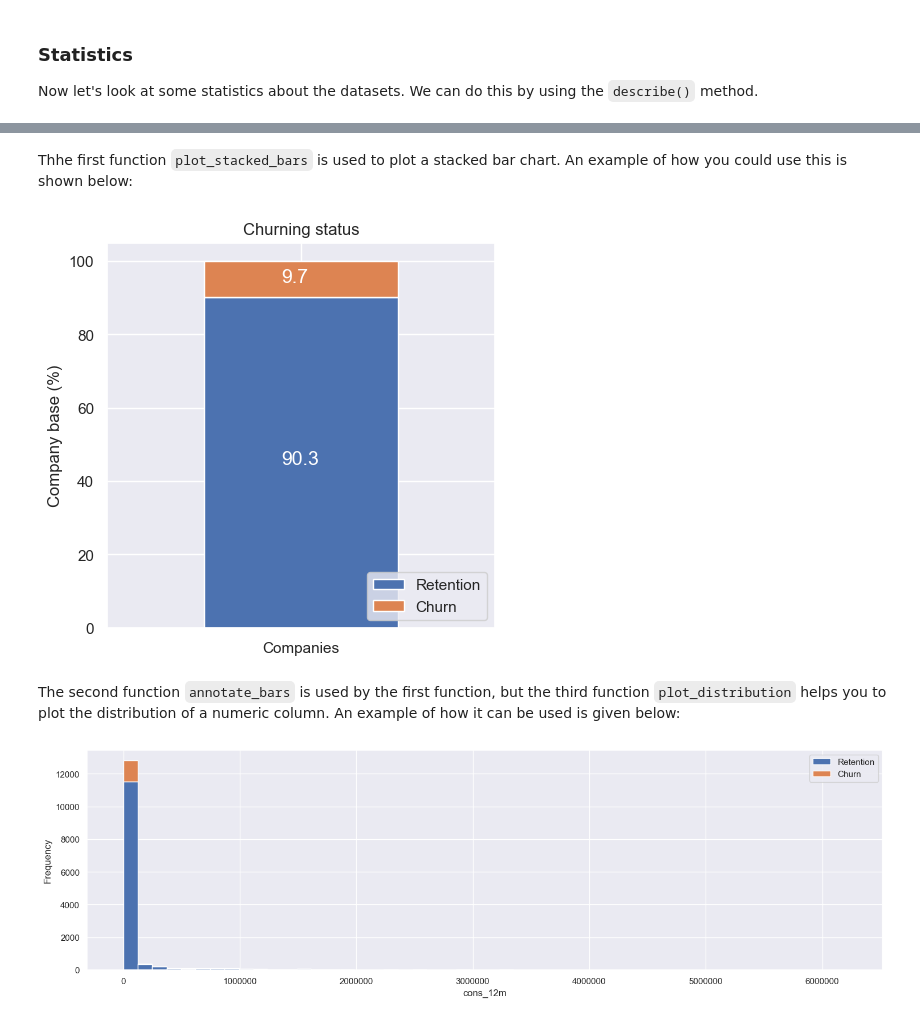
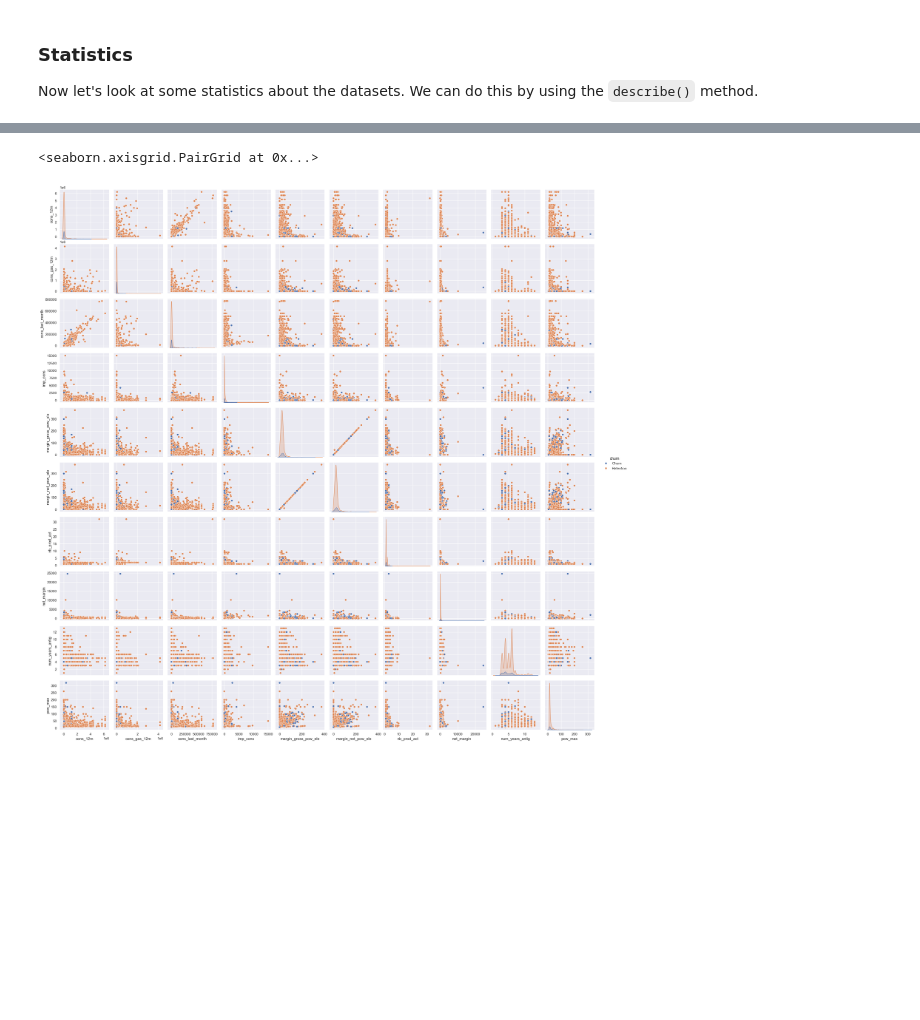
Before and after one commit to haison19952013/Personal-Data-Science-Projects, a Jupyter notebook: BCG Virtual Internship/Task 2 - eda_starter.ipynb, the cells around one changed output, grey strips where cells are left out. Cells and saved outputs as stored; diff of their text form; code cells hidden in the pictures; blank space fills up the shorter version.

```diff
--- a/BCG Virtual Internship/Task 2 - eda_starter.ipynb
+++ b/BCG Virtual Internship/Task 2 - eda_starter.ipynb
@@ -150,3 +147,4 @@ for p in ax.patches:
 # %%
-numeric_features = client_df.select_dtypes(include = 'number').columns
-numeric_features
+numeric_features = ['cons_12m', 'cons_gas_12m', 'cons_last_month', 'imp_cons',
+                    'margin_gross_pow_ele', 'margin_net_pow_ele', 'nb_prod_act',
+                    'net_margin', 'num_years_antig', 'pow_max']
@@ -215,20 +151,5 @@ def plot_distribution(dataframe, column, ax, bins_=50):
-# %% [markdown]
-Thhe first function `plot_stacked_bars` is used to plot a stacked bar chart. An example of how you could use this is shown below:
-# %%
-churn = client_df[['id', 'churn']]
-churn.columns = ['Companies', 'churn']
-churn_total = churn.groupby(churn['churn']).count()
-churn_percentage = churn_total / churn_total.sum() * 100
-plot_stacked_bars(churn_percentage.transpose(), "Churning status", (5, 5), legend_="lower right")
-# %% [output]
-[figure, removed]
-# %% [markdown]
-The second function `annotate_bars` is used by the first function, but the third function `plot_distribution` helps you to plot the distribution of a numeric column. An example of how it can be used is given below:
-# %%
-consumption = client_df[['id', 'cons_12m', 'cons_gas_12m', 'cons_last_month', 'imp_cons', 'has_gas', 'churn']]
-
-fig, axs = plt.subplots(nrows=1, figsize=(18, 5))
-
-plot_distribution(consumption, 'cons_12m', axs)
-# %% [output]
-[figure, removed]
+# %%
+sns.pairplot(client_df, hue = 'churn', vars=numeric_features)
+# %% [output]
+<seaborn.axisgrid.PairGrid at 0x...>
+[figure, added]
```
Also changed, not shown: parts of 15 cells of this notebook.
